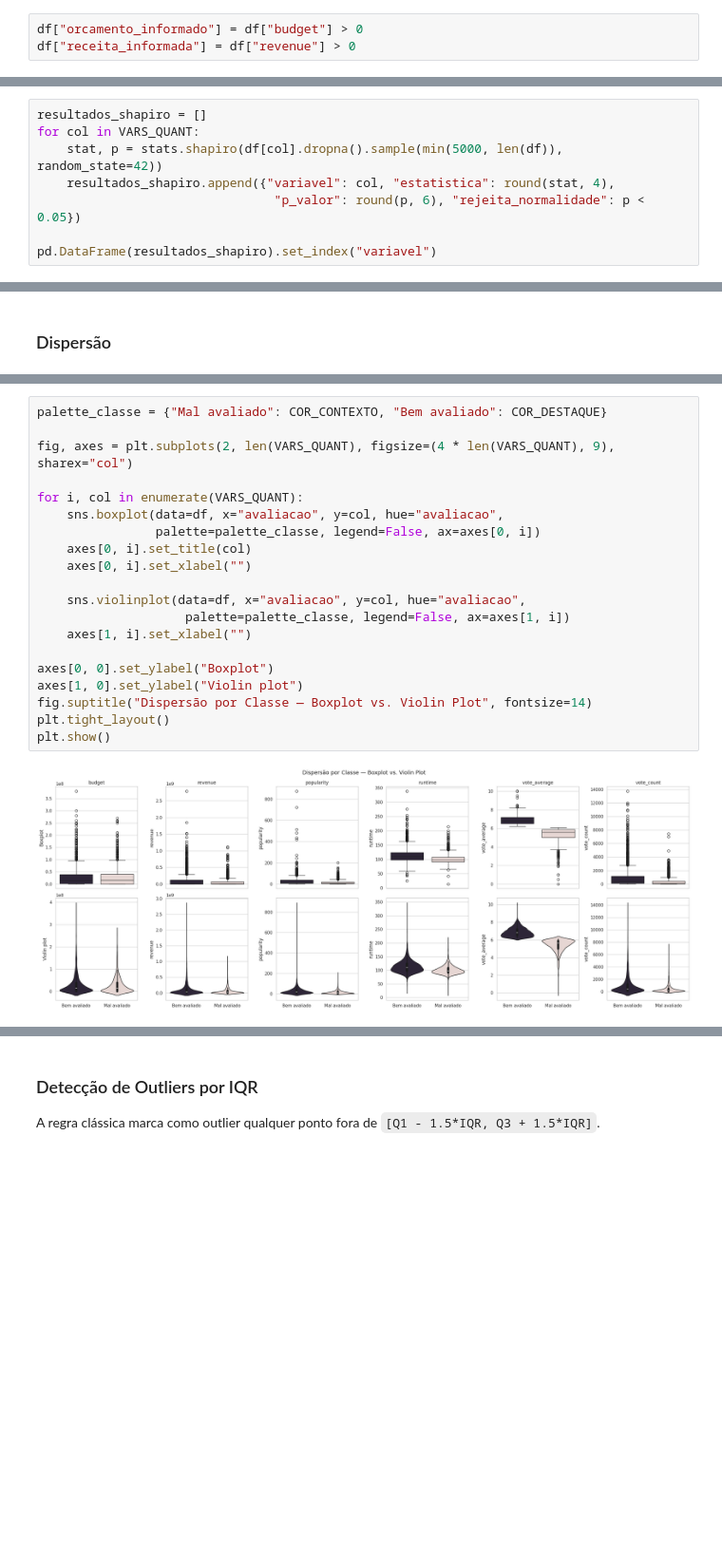
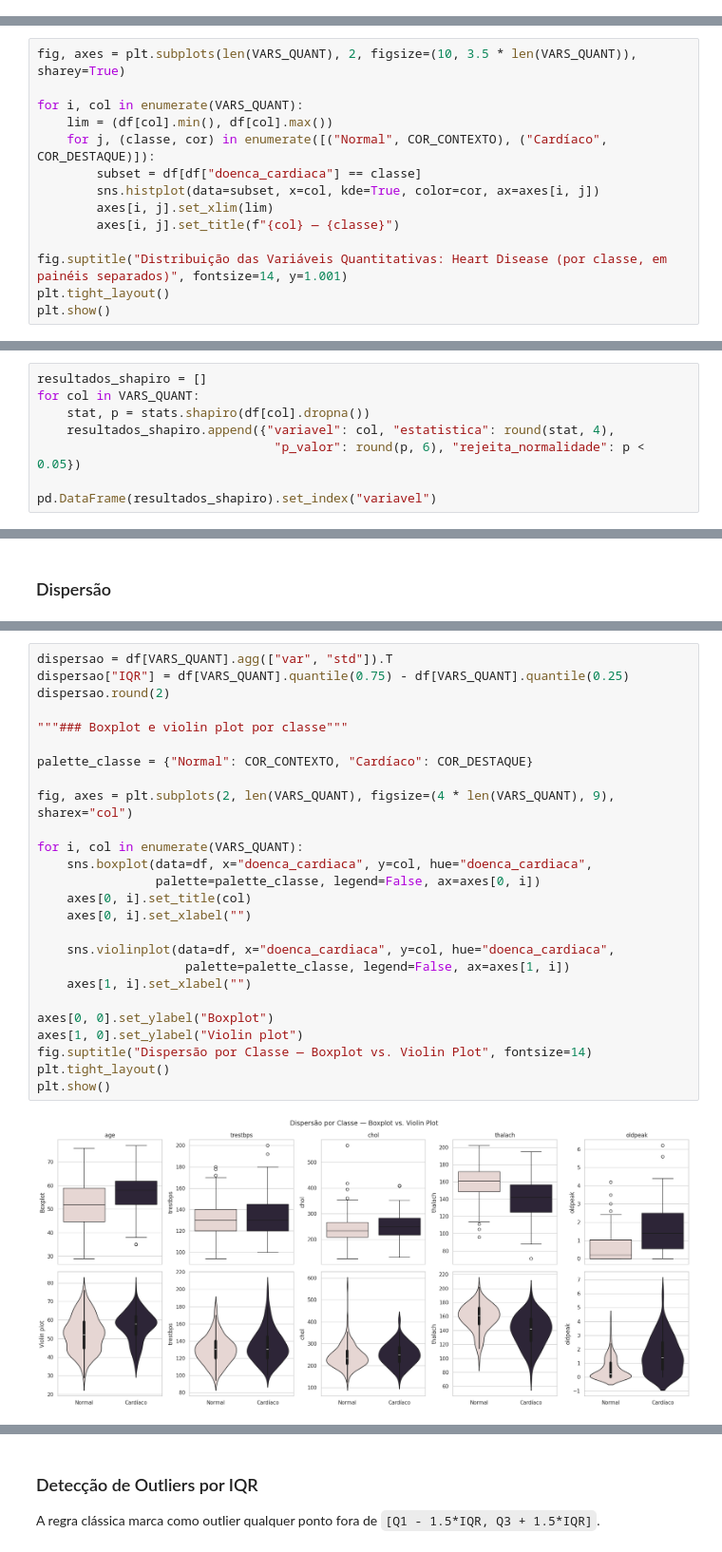
Before and after one commit to juliamariateixeiraa/AVD-20262-pratica-streamlit, a Jupyter notebook: notebooks/arquivo-eda-original.ipynb, the cells around one changed output, grey strips where cells are left out. Shown at 95% size. Drawn from its saved outputs; the diff is of its cells as text; blank space fills up the shorter version.

```diff
--- a/notebooks/arquivo-eda-original.ipynb
+++ b/notebooks/arquivo-eda-original.ipynb
@@ -185,3 +137,0 @@ Dos filmes com budget == 0, a maioria também tem revenue == 0 (co-ocorrência f
-# %%
-df["orcamento_informado"] = df["budget"] > 0
-df["receita_informada"] = df["revenue"] > 0
@@ -309,8 +143,0 @@ plt.show()
-# %%
-resultados_shapiro = []
-for col in VARS_QUANT:
-    stat, p = stats.shapiro(df[col].dropna().sample(min(5000, len(df)), random_state=42))
-    resultados_shapiro.append({"variavel": col, "estatistica": round(stat, 4),
-                                "p_valor": round(p, 6), "rejeita_normalidade": p < 0.05})
-
-pd.DataFrame(resultados_shapiro).set_index("variavel")
@@ -342,0 +252,14 @@ plt.show()
+# %%
+fig, axes = plt.subplots(len(VARS_QUANT), 2, figsize=(10, 3.5 * len(VARS_QUANT)), sharey=True)
+
+for i, col in enumerate(VARS_QUANT):
+    lim = (df[col].min(), df[col].max())
+    for j, (classe, cor) in enumerate([("Normal", COR_CONTEXTO), ("Cardíaco", COR_DESTAQUE)]):
+        subset = df[df["doenca_cardiaca"] == classe]
+        sns.histplot(data=subset, x=col, kde=True, color=cor, ax=axes[i, j])
+        axes[i, j].set_xlim(lim)
+        axes[i, j].set_title(f"{col} — {classe}")
+
+fig.suptitle("Distribuição das Variáveis Quantitativas: Heart Disease (por classe, em painéis separados)", fontsize=14, y=1.001)
+plt.tight_layout()
+plt.show()
@@ -342,0 +302,8 @@ plt.show()
+# %%
+resultados_shapiro = []
+for col in VARS_QUANT:
+    stat, p = stats.shapiro(df[col].dropna())
+    resultados_shapiro.append({"variavel": col, "estatistica": round(stat, 4),
+                                "p_valor": round(p, 6), "rejeita_normalidade": p < 0.05})
+
+pd.DataFrame(resultados_shapiro).set_index("variavel")
@@ -377,22 +355,28 @@ dispersao.round(2)
 # %%
-palette_classe = {"Mal avaliado": COR_CONTEXTO, "Bem avaliado": COR_DESTAQUE}
+dispersao = df[VARS_QUANT].agg(["var", "std"]).T
+dispersao["IQR"] = df[VARS_QUANT].quantile(0.75) - df[VARS_QUANT].quantile(0.25)
+dispersao.round(2)
+
+"""### Boxplot e violin plot por classe"""
+
+palette_classe = {"Normal": COR_CONTEXTO, "Cardíaco": COR_DESTAQUE}
 
 fig, axes = plt.subplots(2, len(VARS_QUANT), figsize=(4 * len(VARS_QUANT), 9), sharex="col")
 
 for i, col in enumerate(VARS_QUANT):
-    sns.boxplot(data=df, x="avaliacao", y=col, hue="avaliacao",
+    sns.boxplot(data=df, x="doenca_cardiaca", y=col, hue="doenca_cardiaca",
                 palette=palette_classe, legend=False, ax=axes[0, i])
     axes[0, i].set_title(col)
     axes[0, i].set_xlabel("")
 
-    sns.violinplot(data=df, x="avaliacao", y=col, hue="avaliacao",
+    sns.violinplot(data=df, x="doenca_cardiaca", y=col, hue="doenca_cardiaca",
                     palette=palette_classe, legend=False, ax=axes[1, i])
     axes[1, i].set_xlabel("")
 
 axes[0, 0].set_ylabel("Boxplot")
 axes[1, 0].set_ylabel("Violin plot")
 fig.suptitle("Dispersão por Classe — Boxplot vs. Violin Plot", fontsize=14)
 plt.tight_layout()
 plt.show()
 # %% [output]
-[figure, old version]
+[figure, new version]
```
Also changed, not shown: parts of 140 cells of this notebook, 3 other files.
